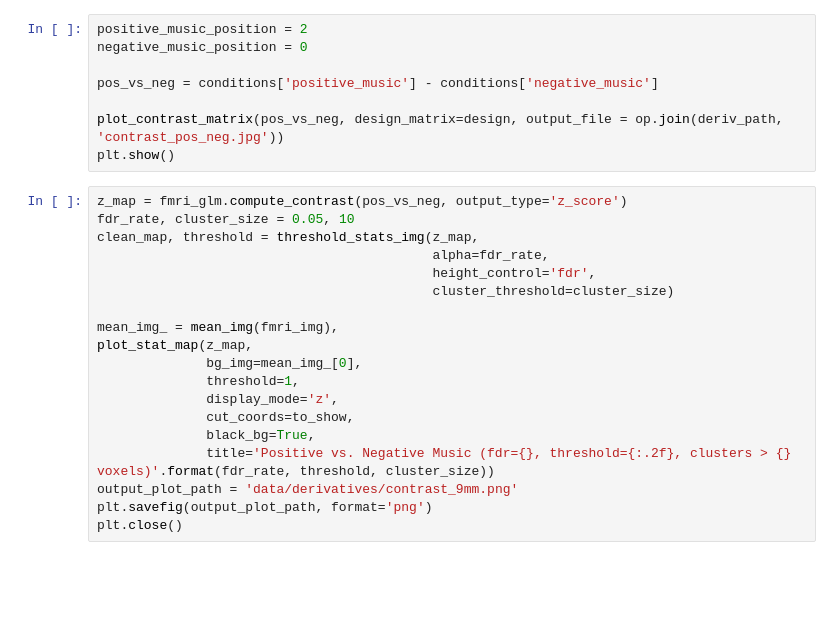
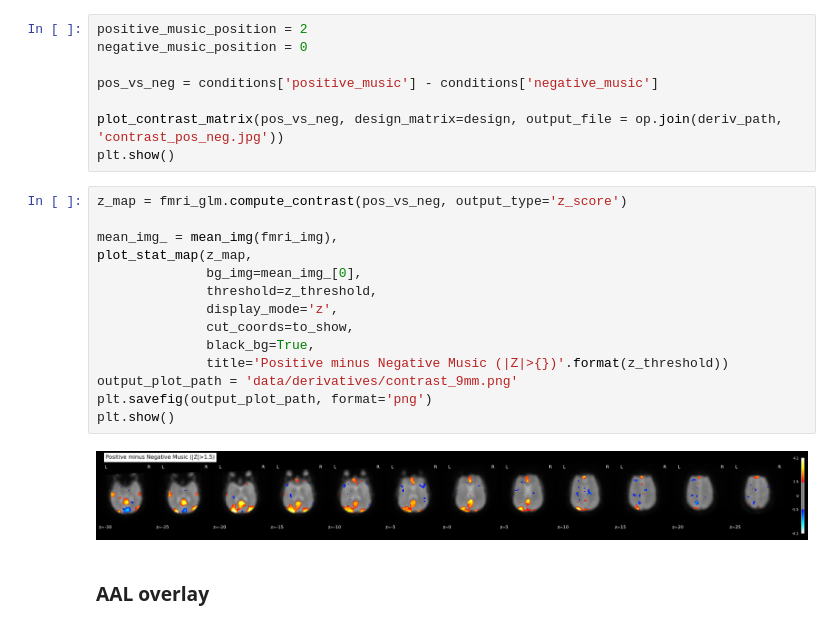
Before and after one commit to gdederichs/NSSP_project_1, a Jupyter notebook: design_matrix.ipynb, the cells around one changed output. Drawn from its saved outputs; the diff is of its cells as text; blank space fills up the shorter version.

```diff
--- a/design_matrix.ipynb
+++ b/design_matrix.ipynb
@@ -221,23 +214,22 @@ plot_contrast_matrix(pos_vs_neg, design_matrix=design, output_file = op.join(der
 plt.show()
 # %%
 z_map = fmri_glm.compute_contrast(pos_vs_neg, output_type='z_score')
-fdr_rate, cluster_size = 0.05, 10
-clean_map, threshold = threshold_stats_img(z_map,
-                                           alpha=fdr_rate,
-                                           height_control='fdr',
-                                           cluster_threshold=cluster_size)
 
 mean_img_ = mean_img(fmri_img),
 plot_stat_map(z_map,
               bg_img=mean_img_[0],
-              threshold=1,
+              threshold=z_threshold,
               display_mode='z',
               cut_coords=to_show,
               black_bg=True,
-              title='Positive vs. Negative Music (fdr={}, threshold={:.2f}, clusters > {} voxels)'.format(fdr_rate, threshold, cluster_size))
+              title='Positive minus Negative Music (|Z|>{})'.format(z_threshold))
 output_plot_path = 'data/derivatives/contrast_9mm.png'
 plt.savefig(output_plot_path, format='png')
-plt.close()
+plt.show()
+# %% [output]
+[figure, added]
+# %% [markdown]
+### AAL overlay
 # %%
 from nilearn import datasets, image
 from nilearn.image import resample_to_img
```
Also changed, not shown: parts of 9 cells of this notebook, 8 other files.
